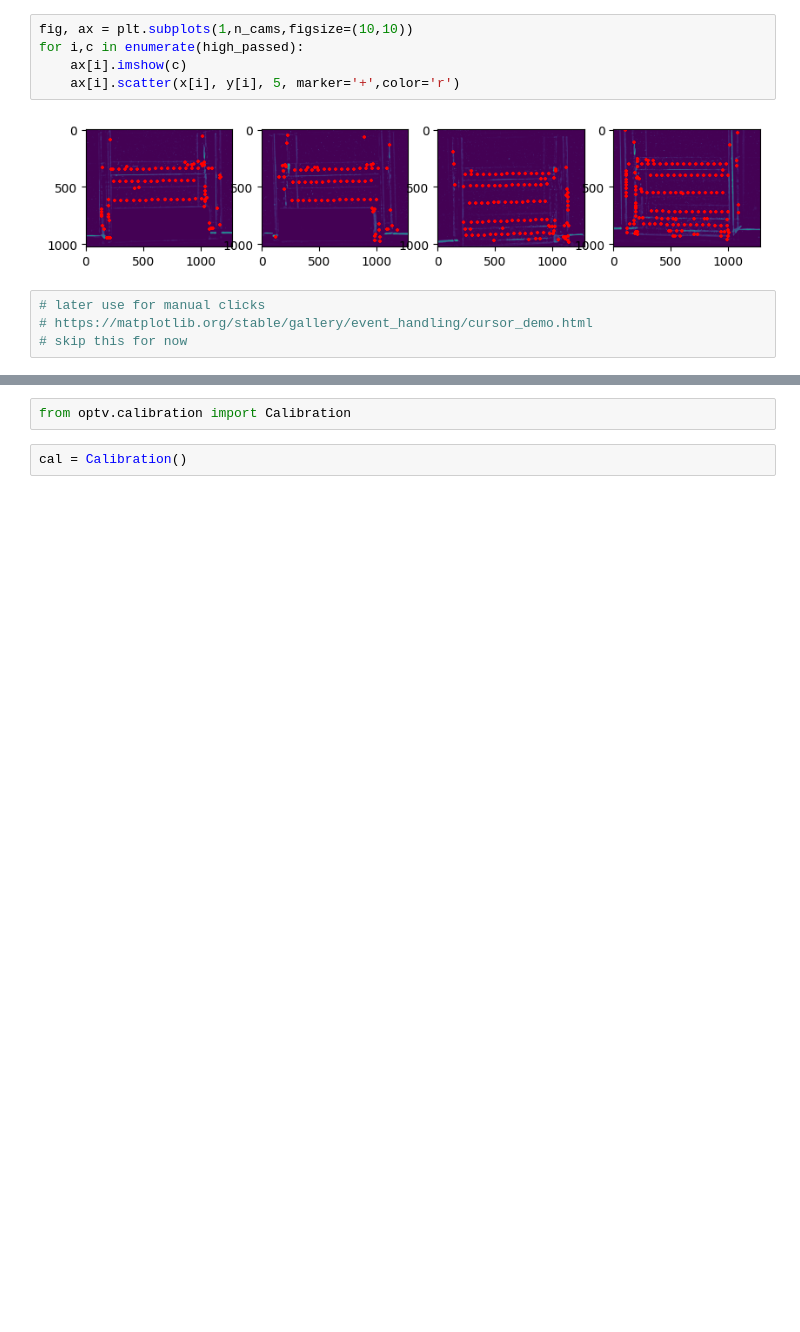
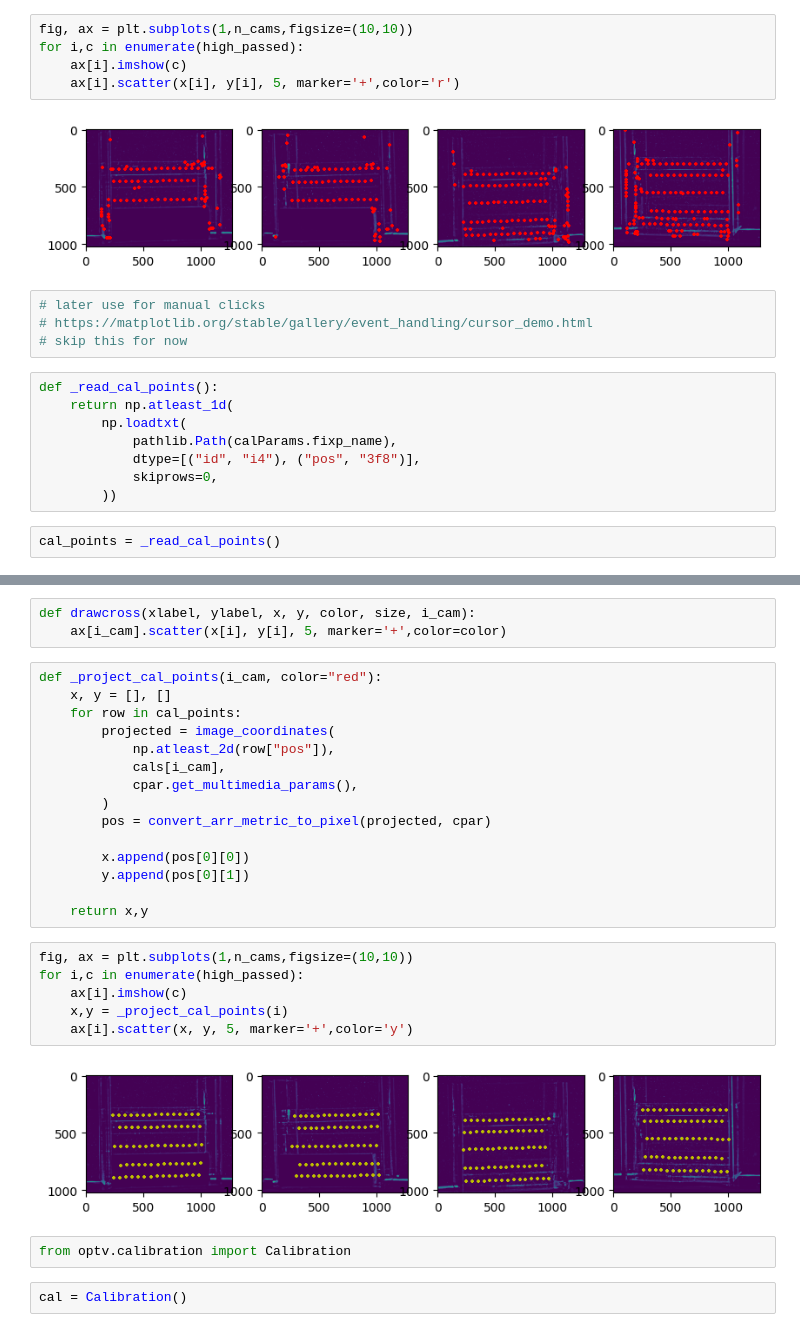
Before and after one commit to alexlib/pyptv, a Jupyter notebook: pyptv/pyptv.ipynb, the cells around one changed output, grey strips where cells are left out. Saved outputs shown, nothing was run; the diff lists cells and outputs as text; blank space fills up the shorter version.

```diff
--- a/pyptv/pyptv.ipynb
+++ b/pyptv/pyptv.ipynb
@@ -143,3 +143,13 @@ for i,c in enumerate(high_passed):
 # later use for manual clicks
 # https://matplotlib.org/stable/gallery/event_handling/cursor_demo.html
 # skip this for now
+# %%
+def _read_cal_points():
+    return np.atleast_1d(
+        np.loadtxt(
+            pathlib.Path(calParams.fixp_name),
+            dtype=[("id", "i4"), ("pos", "3f8")],
+            skiprows=0,
+        ))
+# %%
+cal_points = _read_cal_points()
@@ -146,3 +183,29 @@ for i,c in enumerate(high_passed):
+# %%
+def drawcross(xlabel, ylabel, x, y, color, size, i_cam):
+    ax[i_cam].scatter(x[i], y[i], 5, marker='+',color=color)
+# %%
+def _project_cal_points(i_cam, color="red"):
+    x, y = [], []
+    for row in cal_points:
+        projected = image_coordinates(
+            np.atleast_2d(row["pos"]),
+            cals[i_cam],
+            cpar.get_multimedia_params(),
+        )
+        pos = convert_arr_metric_to_pixel(projected, cpar)
+
+        x.append(pos[0][0])
+        y.append(pos[0][1])
+
+    return x,y
+# %%
+fig, ax = plt.subplots(1,n_cams,figsize=(10,10))
+for i,c in enumerate(high_passed):
+    ax[i].imshow(c)
+    x,y = _project_cal_points(i)
+    ax[i].scatter(x, y, 5, marker='+',color='y')
+# %% [output]
+[figure, added]
 # %%
 from optv.calibration import Calibration
 # %%
```
Also changed, not shown: parts of 2 cells of this notebook.
